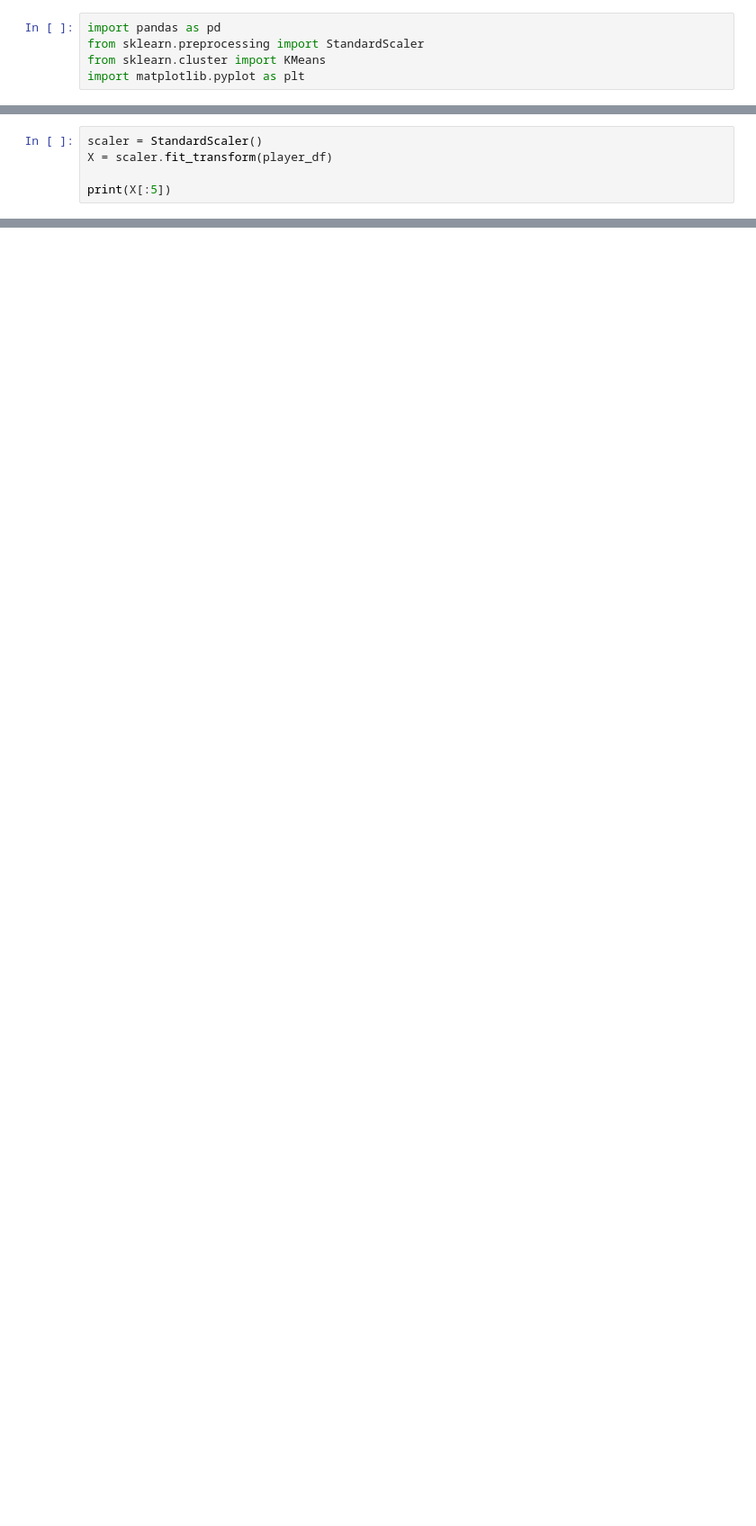
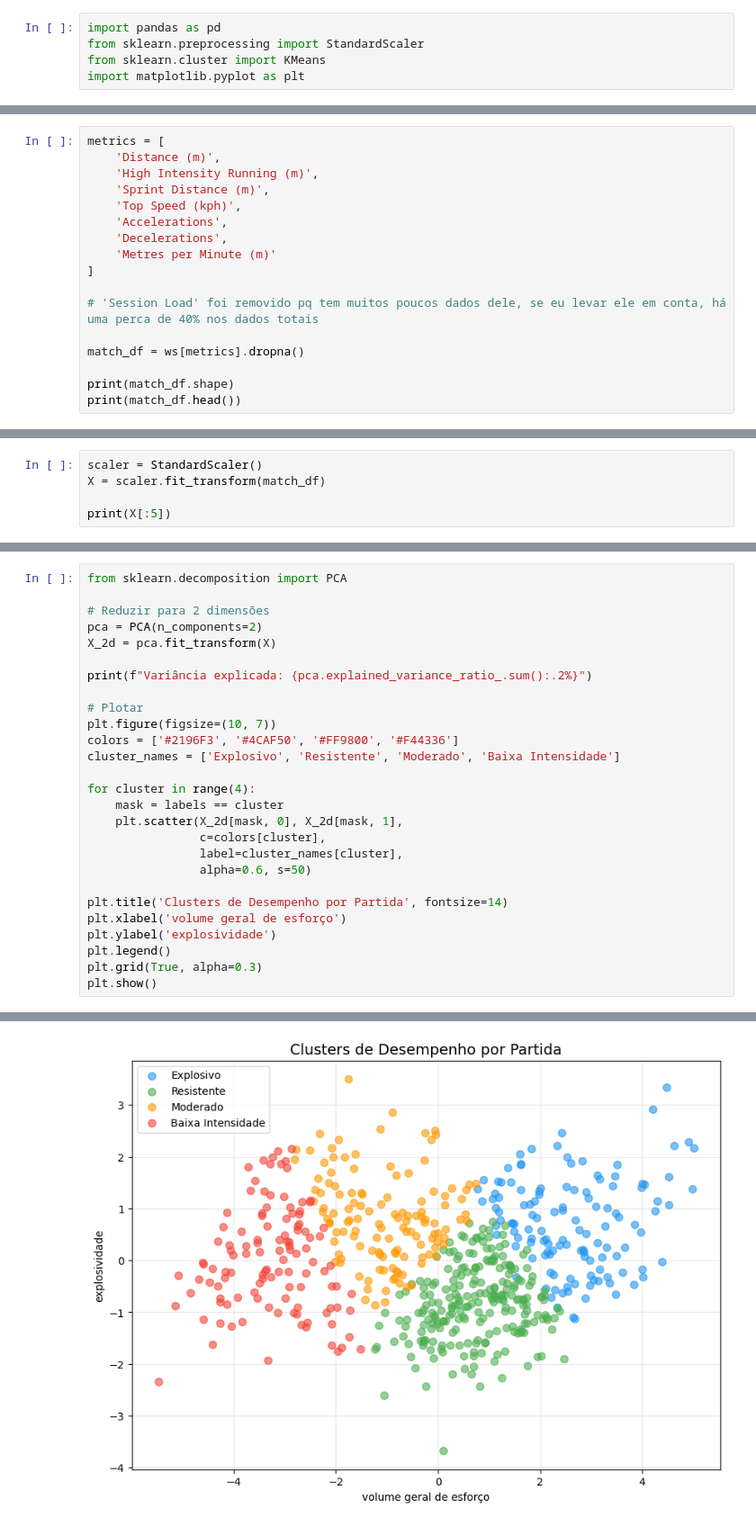
Before and after one commit to felipe-sant/player-profile-clustering-ai, a Jupyter notebook: src/calcular-classes.ipynb, the cells around one changed output, grey strips where cells are left out. Shown at 90% size. Saved outputs shown, nothing was run; the diff lists cells and outputs as text; blank space fills up the shorter version.

```diff
--- a/src/calcular-classes.ipynb
+++ b/src/calcular-classes.ipynb
@@ -91,0 +81,17 @@ Athlete ID
+# %%
+metrics = [
+    'Distance (m)',
+    'High Intensity Running (m)',
+    'Sprint Distance (m)',
+    'Top Speed (kph)',
+    'Accelerations',
+    'Decelerations',
+    'Metres per Minute (m)'
+]
+
+# 'Session Load' foi removido pq tem muitos poucos dados dele, se eu levar ele em conta, há uma perca de 40% nos dados totais
+
+match_df = ws[metrics].dropna()
+
+print(match_df.shape)
+print(match_df.head())
@@ -92,6 +129,6 @@ Athlete ID
 # %%
 scaler = StandardScaler()
-X = scaler.fit_transform(player_df)
+X = scaler.fit_transform(match_df)
 
 print(X[:5])
 # %% [output]
@@ -186,0 +240,28 @@ Menor em quase tudo — Distance 5493m, Top Speed 23.49, Session Load 703. Podem
+# %%
+from sklearn.decomposition import PCA
+
+# Reduzir para 2 dimensões
+pca = PCA(n_components=2)
+X_2d = pca.fit_transform(X)
+
+print(f"Variância explicada: {pca.explained_variance_ratio_.sum():.2%}")
+
+# Plotar
+plt.figure(figsize=(10, 7))
+colors = ['#2196F3', '#4CAF50', '#FF9800', '#F44336']
+cluster_names = ['Explosivo', 'Resistente', 'Moderado', 'Baixa Intensidade']
+
+for cluster in range(4):
+    mask = labels == cluster
+    plt.scatter(X_2d[mask, 0], X_2d[mask, 1],
+                c=colors[cluster],
+                label=cluster_names[cluster],
+                alpha=0.6, s=50)
+
+plt.title('Clusters de Desempenho por Partida', fontsize=14)
+plt.xlabel('volume geral de esforço')
+plt.ylabel('explosividade')
+plt.legend()
+plt.grid(True, alpha=0.3)
+plt.show()
+# %% [output]
@@ -186,0 +269 @@ Menor em quase tudo — Distance 5493m, Top Speed 23.49, Session Load 703. Podem
+[figure, added]
```
Also changed, not shown: parts of 31 cells of this notebook, 2 other files.
